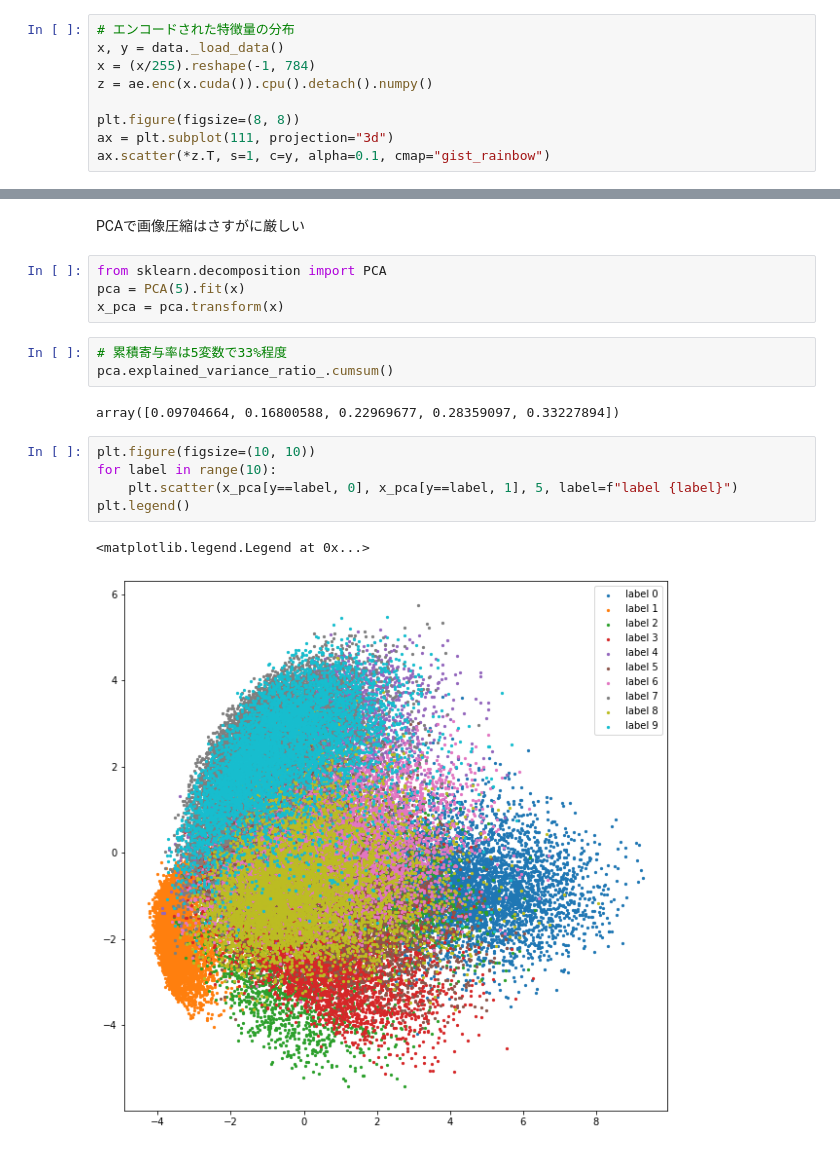
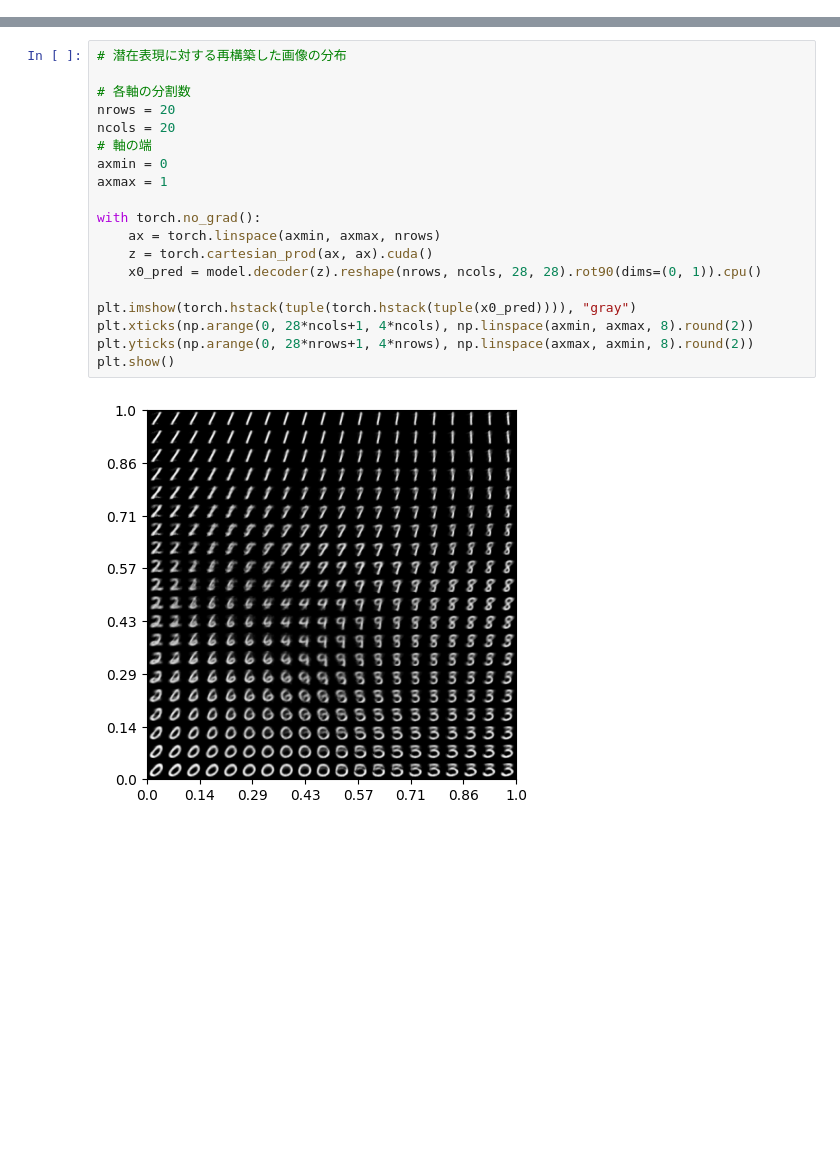
Before and after one commit to quaternys/INDEX, a Jupyter notebook: 統計学/autoencoder.ipynb, the cells around one changed output, grey strips where cells are left out. Saved outputs shown, nothing was run; the diff lists cells and outputs as text; blank space fills up the shorter version.

```diff
--- a/統計学/autoencoder.ipynb
+++ b/統計学/autoencoder.ipynb
@@ -138,9 +115,0 @@ plt.imshow(np.hstack(np.c_[x, x_ae].reshape(-1, 56, 28)))
-# %%
-# エンコードされた特徴量の分布
-x, y = data._load_data()
-x = (x/255).reshape(-1, 784)
-z = ae.enc(x.cuda()).cpu().detach().numpy()
-
-plt.figure(figsize=(8, 8))
-ax = plt.subplot(111, projection="3d")
-ax.scatter(*z.T, s=1, c=y, alpha=0.1, cmap="gist_rainbow")
@@ -150,19 +116,21 @@ ax.scatter(*z.T, s=1, c=y, alpha=0.1, cmap="gist_rainbow")
-# %% [markdown]
-PCAで画像圧縮はさすがに厳しい
-# %%
-from sklearn.decomposition import PCA
-pca = PCA(5).fit(x)
-x_pca = pca.transform(x)
-# %%
-# 累積寄与率は5変数で33%程度
-pca.explained_variance_ratio_.cumsum()
-# %% [output]
-array([0.09704664, 0.16800588, 0.22969677, 0.28359097, 0.33227894])
-# %%
-plt.figure(figsize=(10, 10))
-for label in range(10):
-    plt.scatter(x_pca[y==label, 0], x_pca[y==label, 1], 5, label=f"label {label}")
-plt.legend()
-# %% [output]
-<matplotlib.legend.Legend at 0x...>
-[figure, removed]
+# %%
+# 潜在表現に対する再構築した画像の分布
+
+# 各軸の分割数
+nrows = 20
+ncols = 20
+# 軸の端
+axmin = 0
+axmax = 1
+
+with torch.no_grad():
+    ax = torch.linspace(axmin, axmax, nrows)
+    z = torch.cartesian_prod(ax, ax).cuda()
+    x0_pred = model.decoder(z).reshape(nrows, ncols, 28, 28).rot90(dims=(0, 1)).cpu()
+
+plt.imshow(torch.hstack(tuple(torch.hstack(tuple(x0_pred)))), "gray")
+plt.xticks(np.arange(0, 28*ncols+1, 4*ncols), np.linspace(axmin, axmax, 8).round(2))
+plt.yticks(np.arange(0, 28*nrows+1, 4*nrows), np.linspace(axmax, axmin, 8).round(2))
+plt.show()
+# %% [output]
+[figure, added]
```
Also changed, not shown: parts of 16 cells of this notebook, 1 other file.
